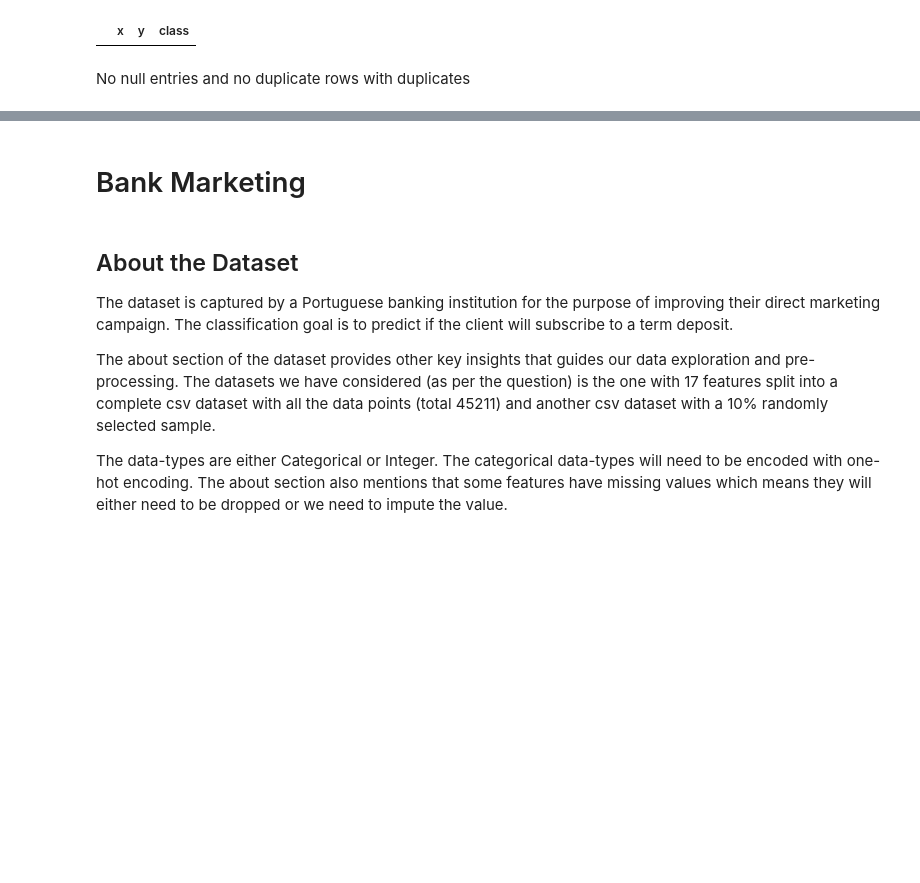
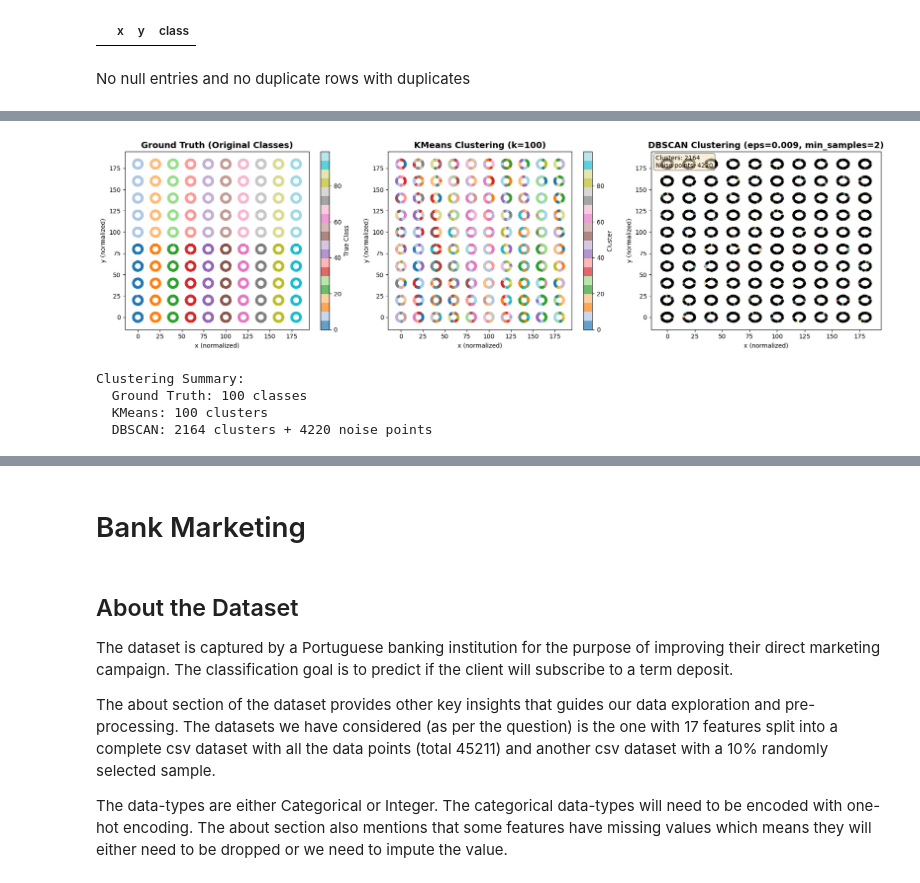
Before and after one commit to RavulapalliManas/IML-A2, a Jupyter notebook: A2_manas.ipynb, the cells around one changed output, grey strips where cells are left out. Saved outputs shown, nothing was run; the diff lists cells and outputs as text; code cells hidden in the pictures; blank space fills up the shorter version.

```diff
--- a/A2_manas.ipynb
+++ b/A2_manas.ipynb
@@ -72,9 +73,9 @@ dtype: int64
 # %% [markdown]
 No null entries and no duplicate rows with duplicates
 # %%
-# Data Normalization (Z-score Normalization)
-for col in ['x','y']:
-    mean = df[col].mean()
-    std = df[col].std()
-    df[col] = (df[col] - mean) / std
+# #data normalization (Z-score Normalization)
+# for col in ['x','y']:
+#     mean = df[col].mean()
+#     std = df[col].std()
+#     df[col] = (df[col] - mean) / std
 # %% [markdown]
@@ -90,0 +96,5 @@ df.head()
+# %%
+from sklearn.decomposition import PCA
+pca = PCA(n_components=1)
+df['z'] = pca.fit_transform(df[['x','y', 'class']])
+df.head()
@@ -192,0 +234,61 @@ Sklearn Silhouette Score: 0.725190
+# %%
+# Visualize clustering results
+fig, axes = plt.subplots(1, 3, figsize=(18, 5))
+
+# Original data with true labels
+ax1 = axes[0]
+scatter1 = ax1.scatter(df['x'], df['y'], c=df['class'], cmap='tab20', s=20, alpha=0.7, edgecolors='none')
+ax1.set_title('Ground Truth (Original Classes)', fontsize=14, fontweight='bold')
+ax1.set_xlabel('x (normalized)')
+ax1.set_ylabel('y (normalized)')
+plt.colorbar(scatter1, ax=ax1, label='True Class')
+
+# KMeans clustering results
+ax2 = axes[1]
+scatter2 = ax2.scatter(df['x'], df['y'], c=labels_sk, cmap='tab20', s=20, alpha=0.7, edgecolors='none')
+ax2.set_title(f'KMeans Clustering (k={kmeans.k})', fontsize=14, fontweight='bold')
+ax2.set_xlabel('x (normalized)')
+ax2.set_ylabel('y (normalized)')
+plt.colorbar(scatter2, ax=ax2, label='Cluster')
+
+# DBSCAN clustering results
+ax3 = axes[2]
+# Create color map - noise points in black
+unique_labels_db = set(labels_db)
+colors_db = [plt.cm.Spectral(each) for each in np.linspace(0, 1, len(unique_labels_db))]
+
+for k, col in zip(unique_labels_db, colors_db):
+    if k == -1:
+        # Black for noise
+        col = [0, 0, 0, 1]
+
+    class_member_mask = (labels_db == k)
+    xy = df[['x', 'y']].values[class_member_mask]
+    ax3.scatter(xy[:, 0], xy[:, 1], c=[col], s=20, alpha=0.7, edgecolors='none',
+                label='Noise' if k == -1 else f'Cluster {k}')
+
+ax3.set_title(f'DBSCAN Clustering (eps={db.eps}, min_samples={db.min_samples})',
+              fontsize=14, fontweight='bold')
+ax3.set_xlabel('x (normalized)')
+ax3.set_ylabel('y (normalized)')
+
+# Add summary text
+n_clusters_db = len(set(labels_db)) - (1 if -1 in labels_db else 0)
+n_noise_db = list(labels_db).count(-1)
+textstr = f'Clusters: {n_clusters_db}\nNoise points: {n_noise_db}'
+ax3.text(0.02, 0.98, textstr, transform=ax3.transAxes, fontsize=10,
+         verticalalignment='top', bbox=dict(boxstyle='round', facecolor='wheat', alpha=0.5))
+
+plt.tight_layout()
+plt.show()
+
+print(f"\nClustering Summary:")
+print(f"  Ground Truth: {len(df['class'].unique())} classes")
+print(f"  KMeans: {len(set(labels_sk))} clusters")
+print(f"  DBSCAN: {n_clusters_db} clusters + {n_noise_db} noise points")
+# %% [output]
+[figure, added]
+Clustering Summary:
+  Ground Truth: 100 classes
+  KMeans: 100 clusters
+  DBSCAN: 2164 clusters + 4220 noise points
```
Also changed, not shown: parts of 15 cells of this notebook.
